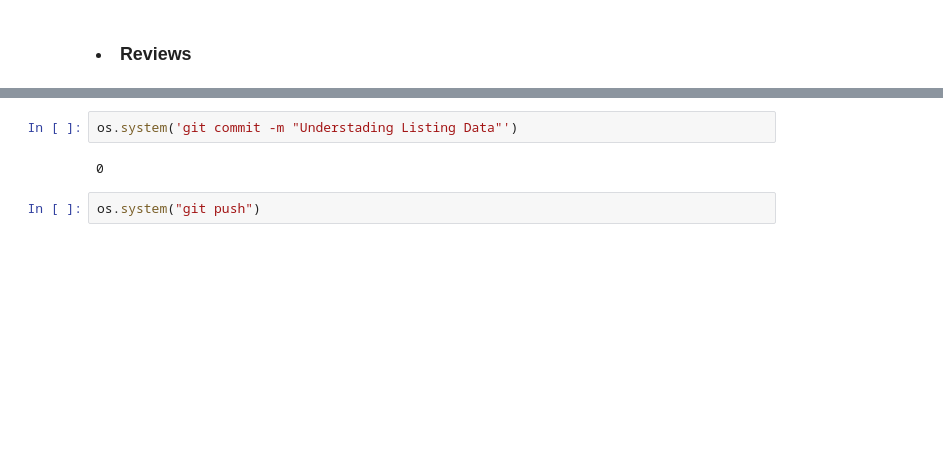
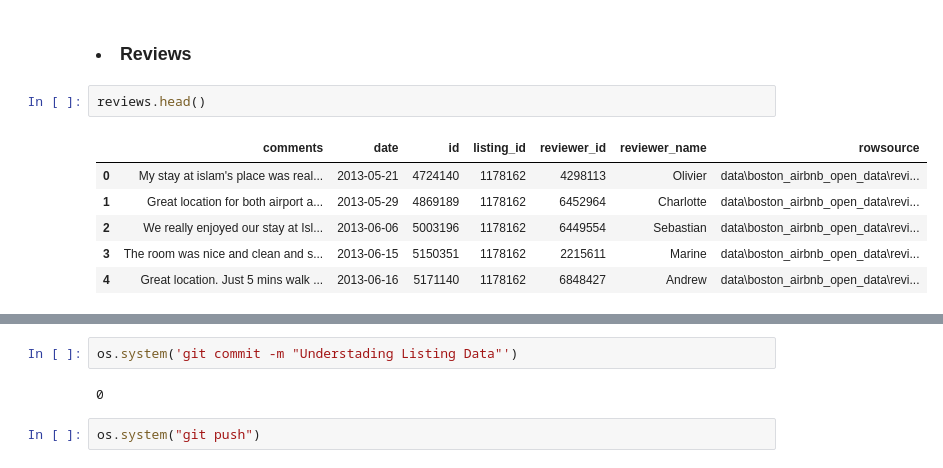
Before and after one commit to samlexrod/airbnb_ml, a Jupyter notebook: Airbnb_Analysis.ipynb, the cells around one changed output, grey strips where cells are left out. Saved outputs shown, nothing was run; the diff lists cells and outputs as text; blank space fills up the shorter version.

```diff
--- a/Airbnb_Analysis.ipynb
+++ b/Airbnb_Analysis.ipynb
@@ -287,2 +326,11 @@ listings.select_dtypes(exclude=object).sample(4).T\
 # %% [markdown]
 ### <li> Reviews
+# %%
+reviews.head()
+# %% [output]
+|  | comments | date | id | listing_id | reviewer_id | reviewer_name | rowsource |
+| 0 | My stay at islam's place was real... | 2013-05-21 | 4724140 | 1178162 | 4298113 | Olivier | data\boston_airbnb_open_data\revi... |
+| 1 | Great location for both airport a... | 2013-05-29 | 4869189 | 1178162 | 6452964 | Charlotte | data\boston_airbnb_open_data\revi... |
+| 2 | We really enjoyed our stay at Isl... | 2013-06-06 | 5003196 | 1178162 | 6449554 | Sebastian | data\boston_airbnb_open_data\revi... |
+| 3 | The room was nice and clean and s... | 2013-06-15 | 5150351 | 1178162 | 2215611 | Marine | data\boston_airbnb_open_data\revi... |
+| 4 | Great location. Just 5 mins walk ... | 2013-06-16 | 5171140 | 1178162 | 6848427 | Andrew | data\boston_airbnb_open_data\revi... |
```
Also changed, not shown: parts of 10 cells of this notebook.
